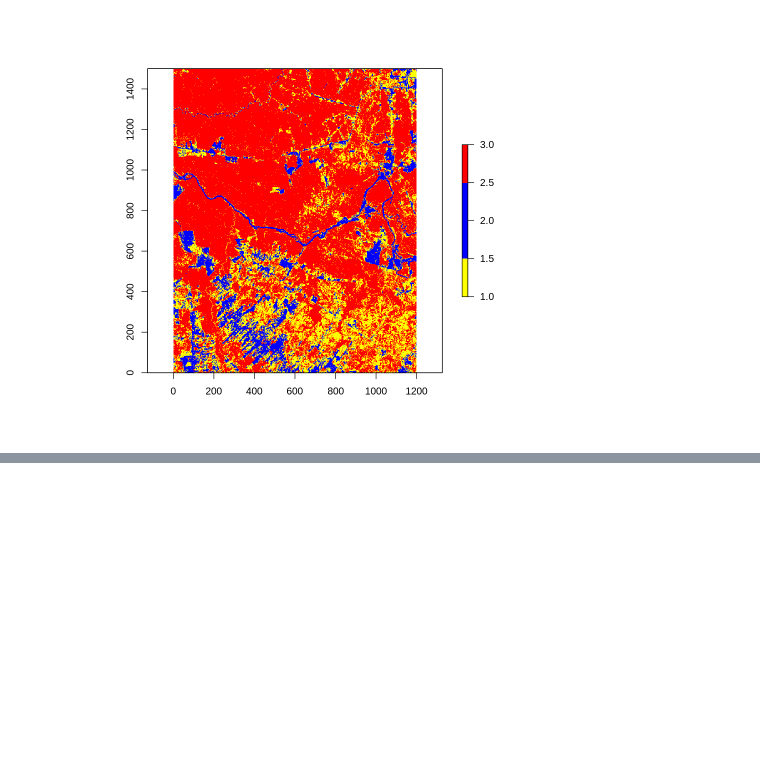
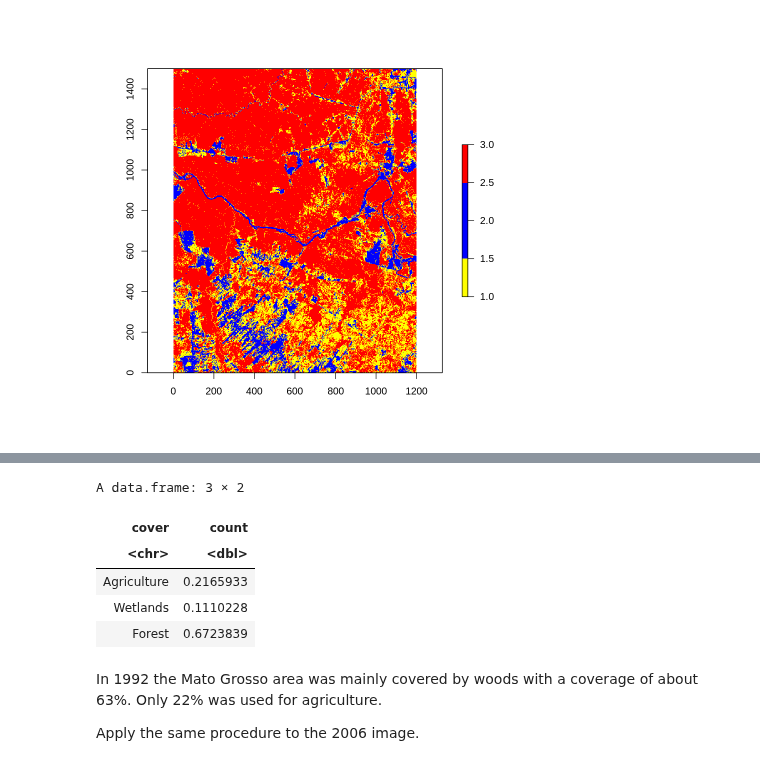
Before and after one commit to biagiominio/Remote_Sensing_2021, a Jupyter notebook: R_code_land_cover.ipynb, the cells around one changed output, grey strips where cells are left out. Drawn from its saved outputs; the diff is of its cells as text; code cells hidden in the pictures; blank space fills up the shorter version.

```diff
--- a/R_code_land_cover.ipynb
+++ b/R_code_land_cover.ipynb
@@ -191,0 +181,3 @@ prop2 <- freq(d2c$map) / s2
+# %%
+absolute_frequency_1992 <- freq(mato_grosso_1992.class$map)
+absolute_frequency_1992
@@ -191,0 +192,17 @@ prop2 <- freq(d2c$map) / s2
+# %%
+total_pixel_1992 <- sum(absolute_frequency_1992[,2])
+relative_frequency_1992 <- absolute_frequency_1992[,2]/total_pixel_1992
+labels <- c("Agriculture", "Wetlands", "Forest")
+data_freq_1992 <- data.frame(cover = labels, count = relative_frequency_1992)
+data_freq_1992
+# %% [output]
+A data.frame: 3 × 2
+| cover | count |
+| <chr> | <dbl> |
+| Agriculture | 0.2165933 |
+| Wetlands | 0.1110228 |
+| Forest | 0.6723839 |
+# %% [markdown]
+In 1992 the Mato Grosso area was mainly covered by woods with a coverage of about 63%. Only 22% was used for agriculture.
+
+Apply the same procedure to the 2006 image.
```
Also changed, not shown: parts of 11 cells of this notebook.
